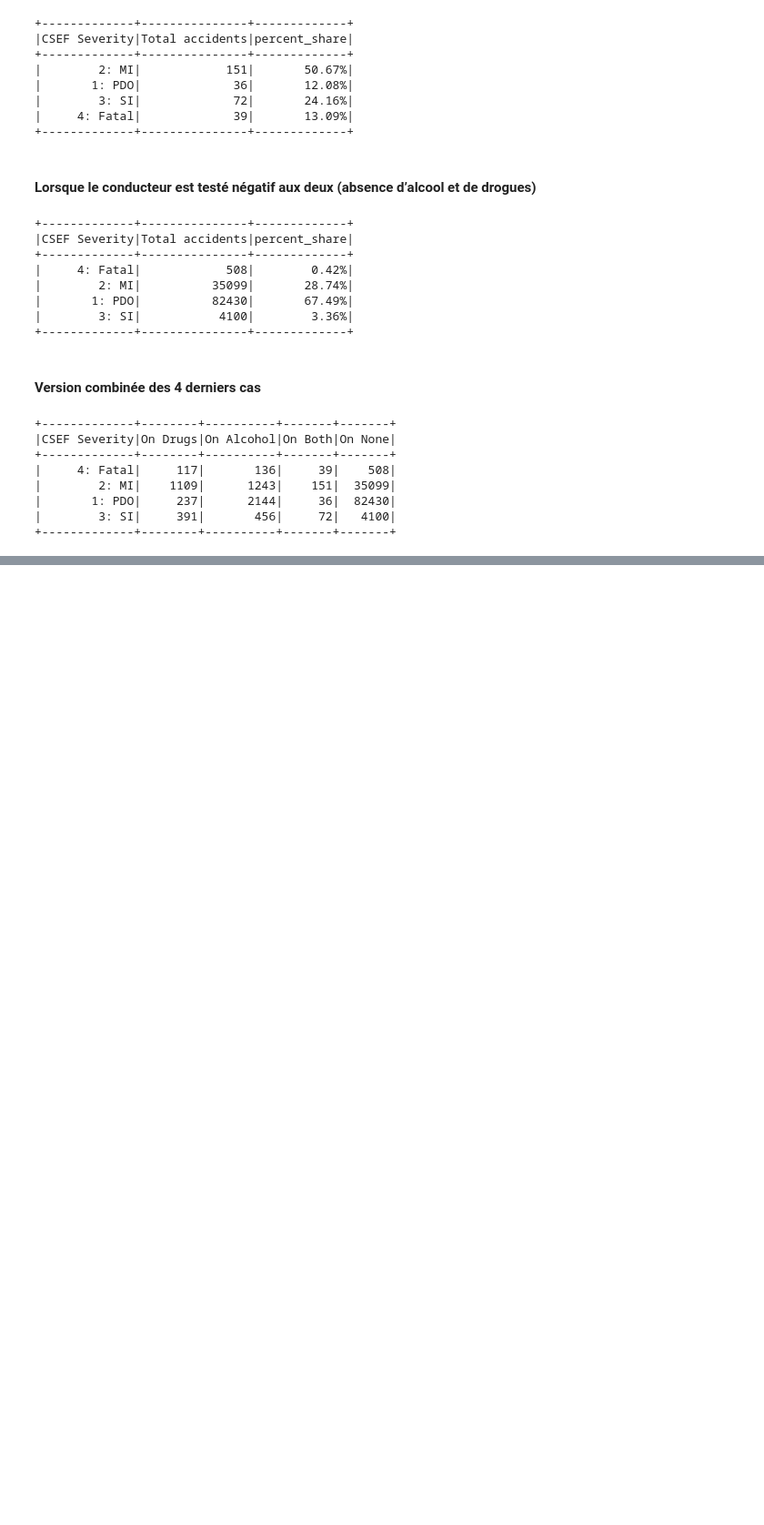
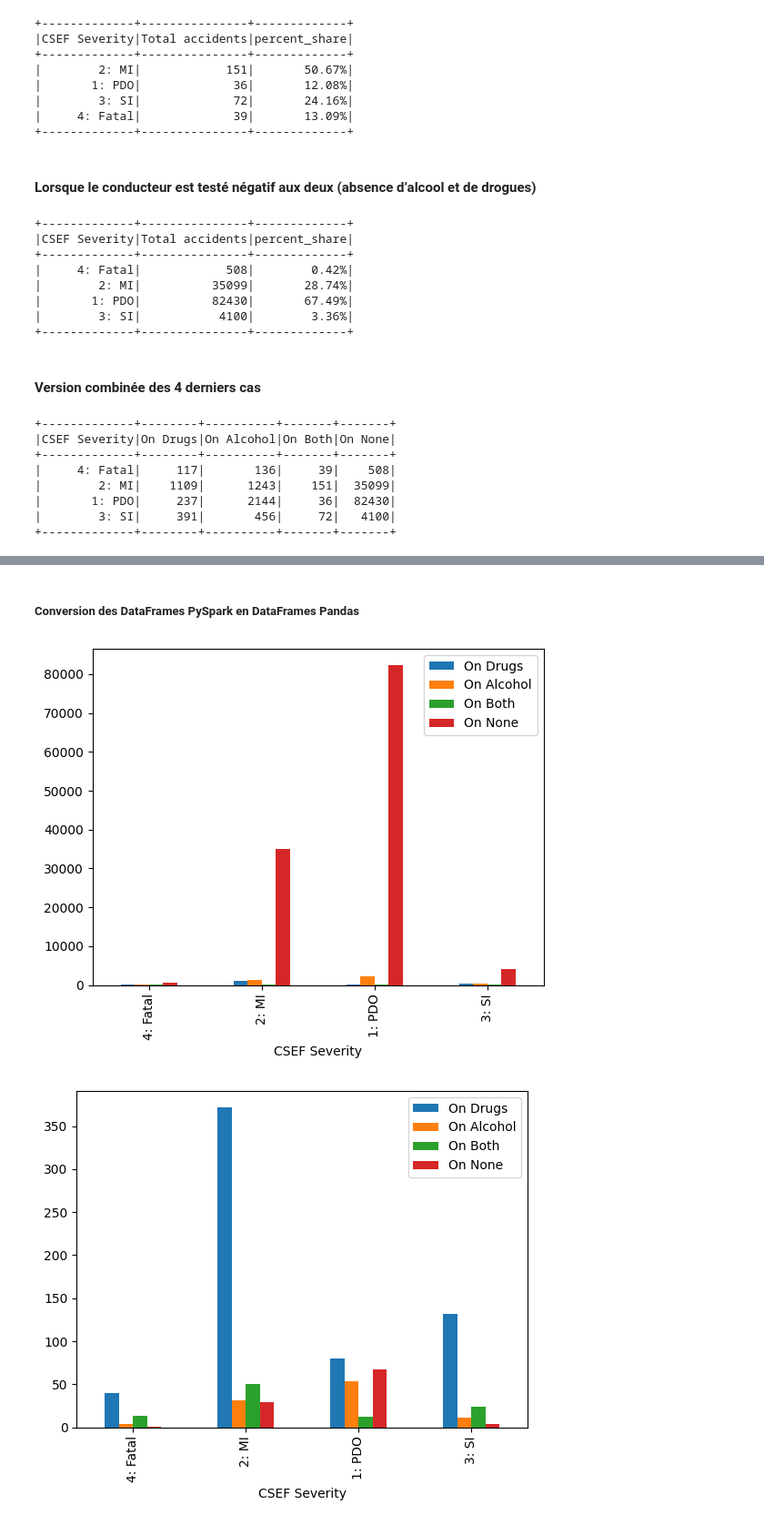
Before and after one commit to felipemfb/TP_Road_Crash_PySpark, a Jupyter notebook: TP_Road_Crash_PySpark.ipynb, the cells around one changed output, grey strips where cells are left out. Shown at 91% size. Drawn from its saved outputs; the diff is of its cells as text; code cells hidden in the pictures; blank space fills up the shorter version.

```diff
--- a/TP_Road_Crash_PySpark.ipynb
+++ b/TP_Road_Crash_PySpark.ipynb
@@ -393,0 +446,13 @@ total_cas_on_drugs = drugs_positive_df.groupBy().sum().collect()[0][0]
+# %% [markdown]
+##### Conversion des DataFrames PySpark en DataFrames Pandas
+# %%
+pd_df = all_df.toPandas()
+pd_df_per = all_df_per.toPandas()
+
+pd_df.plot(kind='bar', x = 'CSEF Severity', )
+plt.savefig('severe.png')
+pd_df_per.plot(kind='bar', x = 'CSEF Severity', )
+plt.savefig('severe_per.png')
+# %% [output]
+[figure, added]
+[figure, added]
```
Also changed, not shown: parts of 16 cells of this notebook, 2 other files.
